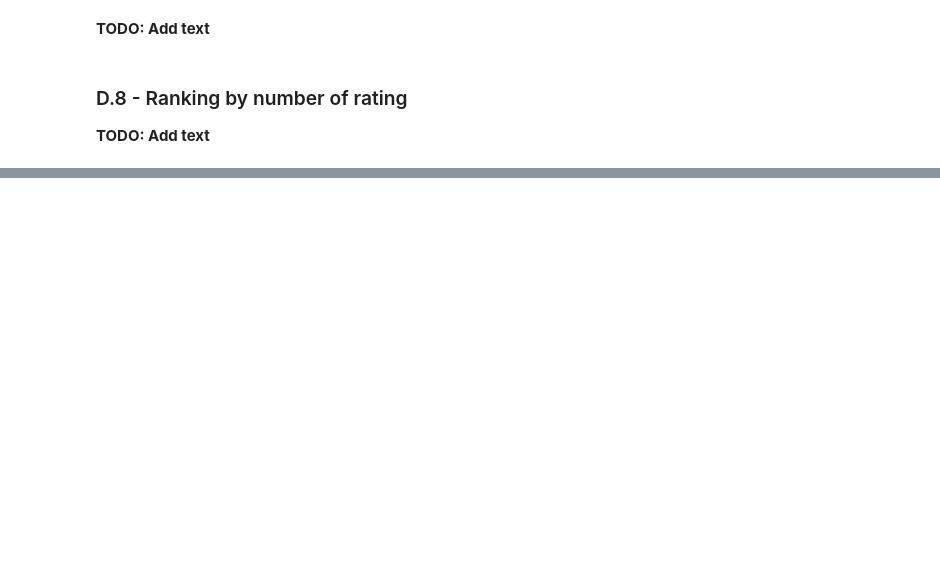
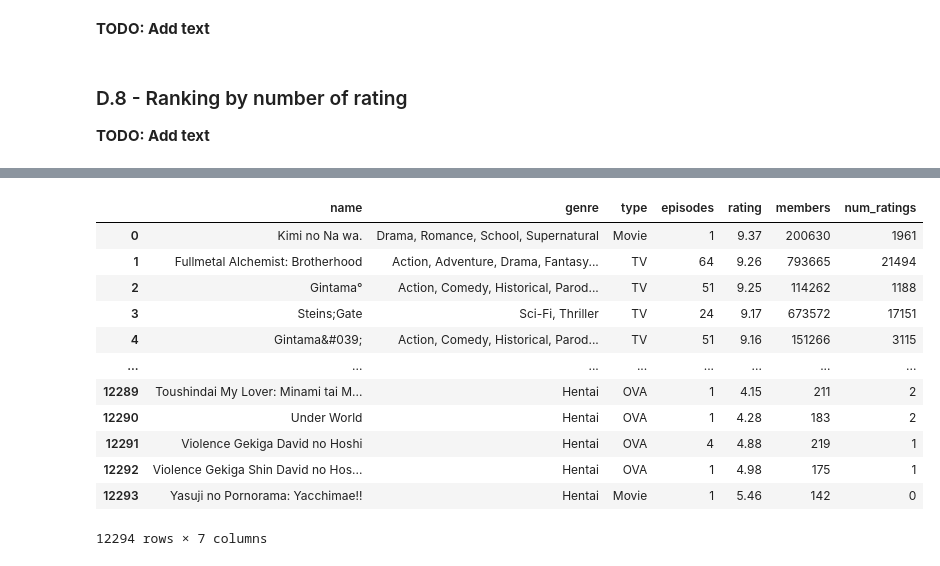
Before and after one commit to EmpireDemocratiqueDuPoulpe/Cours-IA, a Jupyter notebook: 5MLRE/Project/notebooks/en/1-Data_analysis.ipynb, the cells around one changed output, grey strips where cells are left out. Cells and saved outputs as stored; diff of their text form; code cells hidden in the pictures; blank space fills up the shorter version.

```diff
--- a/5MLRE/Project/notebooks/en/1-Data_analysis.ipynb
+++ b/5MLRE/Project/notebooks/en/1-Data_analysis.ipynb
@@ -445,0 +460,17 @@ data_anime.sort_values(by="rank_num_ratings", ascending=True).head(n=10)
+# %%
+data_preprocessed = data_anime.drop(labels=["anime_id", "genre_split", "rank_avg_rating", "rank_num_ratings"], axis=1, inplace=False)
+data_preprocessed
+# %% [output]
+|  | name | genre | type | episodes | rating | members | num_ratings |
+| 0 | Kimi no Na wa. | Drama, Romance, School, Supernatural | Movie | 1 | 9.37 | 200630 | 1961 |
+| 1 | Fullmetal Alchemist: Brotherhood | Action, Adventure, Drama, Fantasy... | TV | 64 | 9.26 | 793665 | 21494 |
+| 2 | Gintama° | Action, Comedy, Historical, Parod... | TV | 51 | 9.25 | 114262 | 1188 |
+| 3 | Steins;Gate | Sci-Fi, Thriller | TV | 24 | 9.17 | 673572 | 17151 |
+| 4 | Gintama&#039; | Action, Comedy, Historical, Parod... | TV | 51 | 9.16 | 151266 | 3115 |
+| ... | ... | ... | ... | ... | ... | ... | ... |
+| 12289 | Toushindai My Lover: Minami tai M... | Hentai | OVA | 1 | 4.15 | 211 | 2 |
+| 12290 | Under World | Hentai | OVA | 1 | 4.28 | 183 | 2 |
+| 12291 | Violence Gekiga David no Hoshi | Hentai | OVA | 4 | 4.88 | 219 | 1 |
+| 12292 | Violence Gekiga Shin David no Hos... | Hentai | OVA | 1 | 4.98 | 175 | 1 |
+| 12293 | Yasuji no Pornorama: Yacchimae!! | Hentai | Movie | 1 | 5.46 | 142 | 0 |
+12294 rows × 7 columns
```
Also changed, not shown: parts of 17 cells of this notebook.
